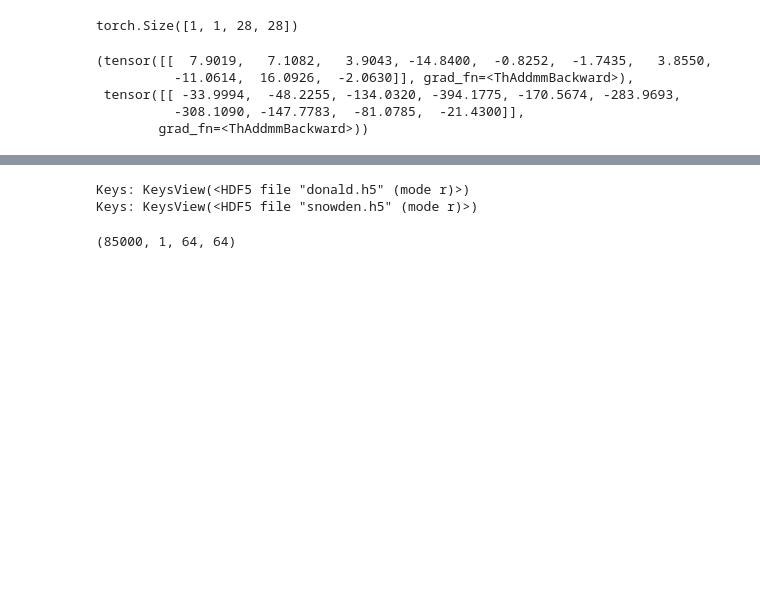
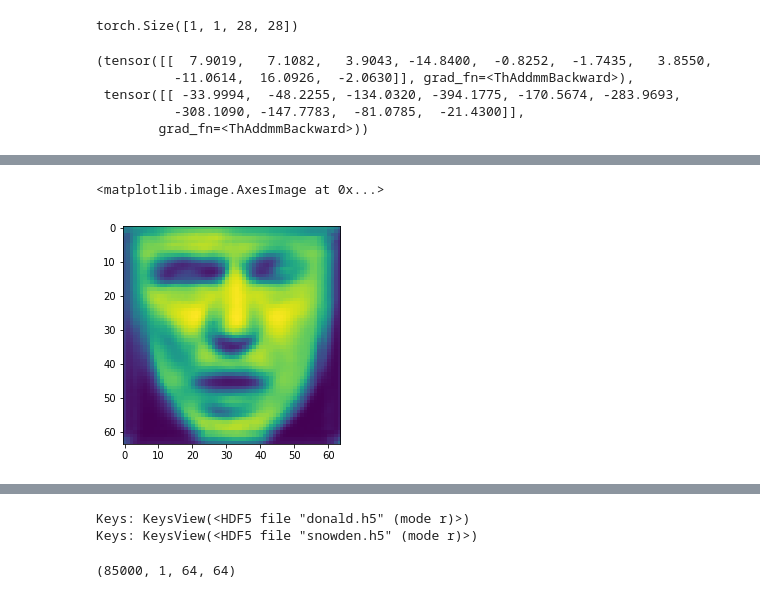
Before and after one commit to rykachevskiy/VAEtorch, a Jupyter notebook: VAE.ipynb, the cells around one changed output, grey strips where cells are left out. Drawn from its saved outputs; the diff is of its cells as text; code cells hidden in the pictures; blank space fills up the shorter version.

```diff
--- a/VAE.ipynb
+++ b/VAE.ipynb
@@ -185,21 +242,23 @@ VAE(
 # %%
-for epoch in range(10):
-    for batch_idx, batch_x in enumerate(dataloader):
-        opt.zero_grad()
-        batch_x = batch_x#.view(-1, 784)
-        out, mu, sigma = vae(batch_x)
+def train_vae(vae, dataloader, max_epochs=1):
+    opt = optim.Adam(vae.parameters(), lr=0.001)
+    losses = []
 
-    #     if i%100 == 0:
-    #         loss = loss_function(out, batch_x, mu, sigma, v=1)
-    #     else:
-        loss = loss_function(out, batch_x, mu, sigma)
-        loss.backward()
-        opt.step()
+    for epoch in range(max_epochs):
+        for batch_idx, batch_x in enumerate(dataloader):
 
-        losses.append(loss.item() / len(batch_x))
-        if batch_idx%20 == 0:
-           #print(loss.item() / len(batch_x))
-            print('Train Epoch: {} [{}/{} ({:.0f}%)]\tLoss: {:.6f}'.format(
-                epoch, batch_idx * len(batch_x), len(faces_dataset),
-                100. * batch_idx / len(dataloader),
-                loss.item() / len(batch_x)))
+            opt.zero_grad()
+            batch_x = batch_x#.view(-1, 784)
+            out, mu, sigma = vae(batch_x.cuda())
+
+            loss = loss_function(out, batch_x.cuda(), mu, sigma)
+            loss.backward()
+            opt.step()
+
+            losses.append(loss.item() / len(batch_x))
+            if batch_idx%20 == 0:
+               #print(loss.item() / len(batch_x))
+                print('Train Epoch: {} [{}/{} ({:.0f}%)]\tLoss: {:.6f}'.format(
+                    epoch, batch_idx * len(batch_x), len(dataloader.dataset),
+                    100. * batch_idx / len(dataloader),
+                    loss.item() / len(batch_x)))
@@ -256,0 +392,8 @@ plt.imshow(vae.dec(v)[0][0].detach())
+# %%
+v = np.zeros((1,100))
+v[0] += 0
+v = torch.from_numpy(v).view(1,100).float().cuda()
+plt.imshow(t_vae.dec(v)[0][0].cpu().detach())
+# %% [output]
+<matplotlib.image.AxesImage at 0x...>
+[figure, added]
```
Also changed, not shown: parts of 32 cells of this notebook.
